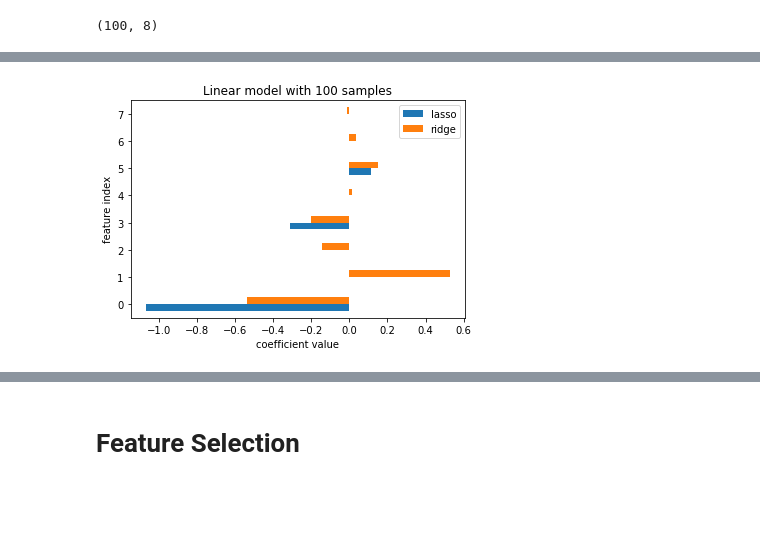
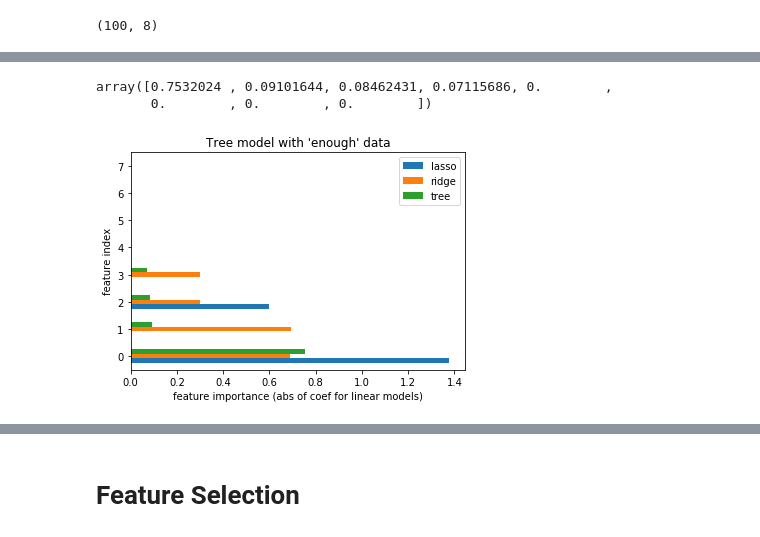
Before and after one commit to amueller/COMS4995-s19, a Jupyter notebook: slides/aml-12-interpretation-feature-selection/aml-12-feature-selection-interpretation.ipynb, the cells around one changed output, grey strips where cells are left out. Cells and saved outputs as stored; diff of their text form; code cells hidden in the pictures; blank space fills up the shorter version.

Commit message:
fiddle with feature selection notebook for too long

```diff
--- a/slides/aml-12-interpretation-feature-selection/aml-12-feature-selection-interpretation.ipynb
+++ b/slides/aml-12-interpretation-feature-selection/aml-12-feature-selection-interpretation.ipynb
@@ -20,19 +20,20 @@ n_samples = 100000
 n_informative = 2
 n_correlated_per_inf = 2
 n_noise = 4
-noise_std = .001
-noise_correlated_std = .4
-noise_y = .5
+noise_std = .0001
+noise_correlated_std = .51
+noise_y = .3
 
 
 X_original = rng.uniform(-1, 1, size=(n_samples, n_informative))
-coef = rng.normal(size=n_informative)
+#coef = rng.normal(size=n_informative)
+coef = np.array([-3.2, 1.4])
 y = np.dot(X_original, coef) + rng.normal(scale=noise_y, size=n_samples)
 
 correlated_transform = np.zeros((n_correlated_per_inf * n_informative, n_informative))
 for i in range(n_informative):
     correlated_transform[i * n_correlated_per_inf: (i + 1) * n_correlated_per_inf, i] = rng.normal(size=n_correlated_per_inf)
-X_original += rng.normal(scale=noise_correlated_std, size=X_original.shape)
+X_original += rng.normal(scale=np.array([1, 1]) * noise_correlated_std, size=X_original.shape)
 X_correlated = np.dot(X_original, correlated_transform.T)
 
 X = np.hstack([X_correlated, np.zeros((n_samples, n_noise))])
@@ -95,6 +237,6 @@ X_train_small.shape
 # %% [output]
 (100, 8)
 # %%
-lasso = LassoCV().fit(X_train_small, y_train_small)
-lasso.score(X_test_small, y_test_small)
+lasso_small = LassoCV().fit(X_train_small, y_train_small)
+lasso_small.score(X_test_small, y_test_small)
 # %% [output]
@@ -102,4 +244,4 @@ lasso.score(X_test_small, y_test_small)
 # %%
-ridge = RidgeCV().fit(X_train_small, y_train_small)
-ridge.score(X_test_small, y_test_small)
+ridge_small = RidgeCV().fit(X_train_small, y_train_small)
+ridge_small.score(X_test_small, y_test_small)
 # %% [output]
@@ -125,0 +280,8 @@ pd.DataFrame({'lasso': lasso.coef_, 'ridge': ridge.coef_, 'lr_pca': inverse_lr_p
+# %%
+from sklearn.tree import DecisionTreeRegressor
+from sklearn.model_selection import GridSearchCV
+
+param_grid = {'max_leaf_nodes': range(5, 40, 5)}
+grid = GridSearchCV(DecisionTreeRegressor(), param_grid, cv=10, n_jobs=3)
+grid.fit(X_train, y_train)
+grid.score(X_test, y_test)
@@ -126,8 +304,13 @@ pd.DataFrame({'lasso': lasso.coef_, 'ridge': ridge.coef_, 'lr_pca': inverse_lr_p
+# %%
+grid.best_estimator_.feature_importances_
+# %% [output]
+array([0.7532024 , 0.09101644, 0.08462431, 0.07115686, 0.        ,
+       0.        , 0.        , 0.        ])
 # %%
-pd.DataFrame({'lasso': lasso.coef_, 'ridge': ridge.coef_}).plot(kind='barh')
+pd.DataFrame({'lasso': np.abs(lasso.coef_), 'ridge': np.abs(ridge.coef_), 'tree': grid.best_estimator_.feature_importances_}).plot(kind='barh')
 plt.ylabel("feature index")
-plt.xlabel("coefficient value")
-plt.title("Linear model with 100 samples")
-plt.savefig("images/linear_less_data.png")
+plt.xlabel("feature importance (abs of coef for linear models)")
+plt.title("Tree model with 'enough' data")
+plt.savefig("images/tree_enough_data.png")
 # %% [output]
-[figure, old version]
+[figure, new version]
```
Also changed, not shown: parts of 36 cells of this notebook.
